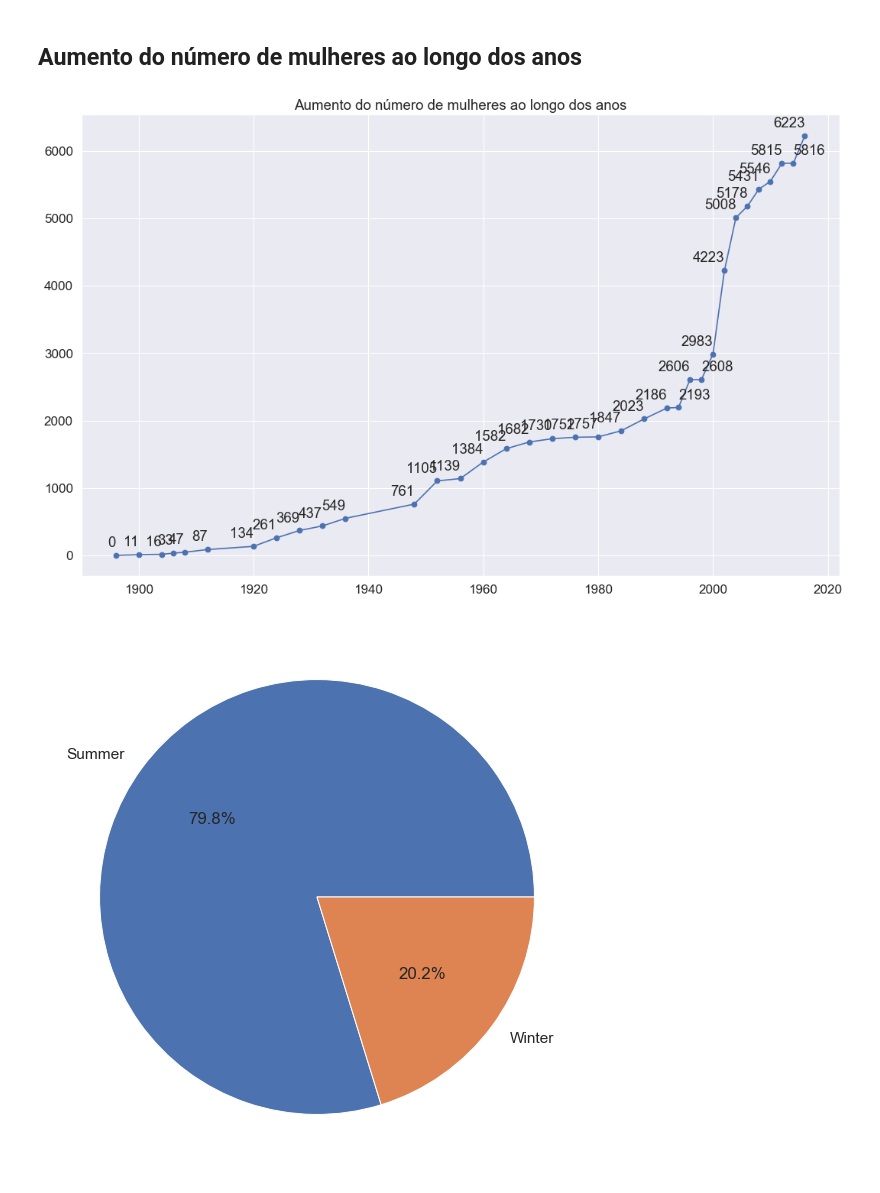
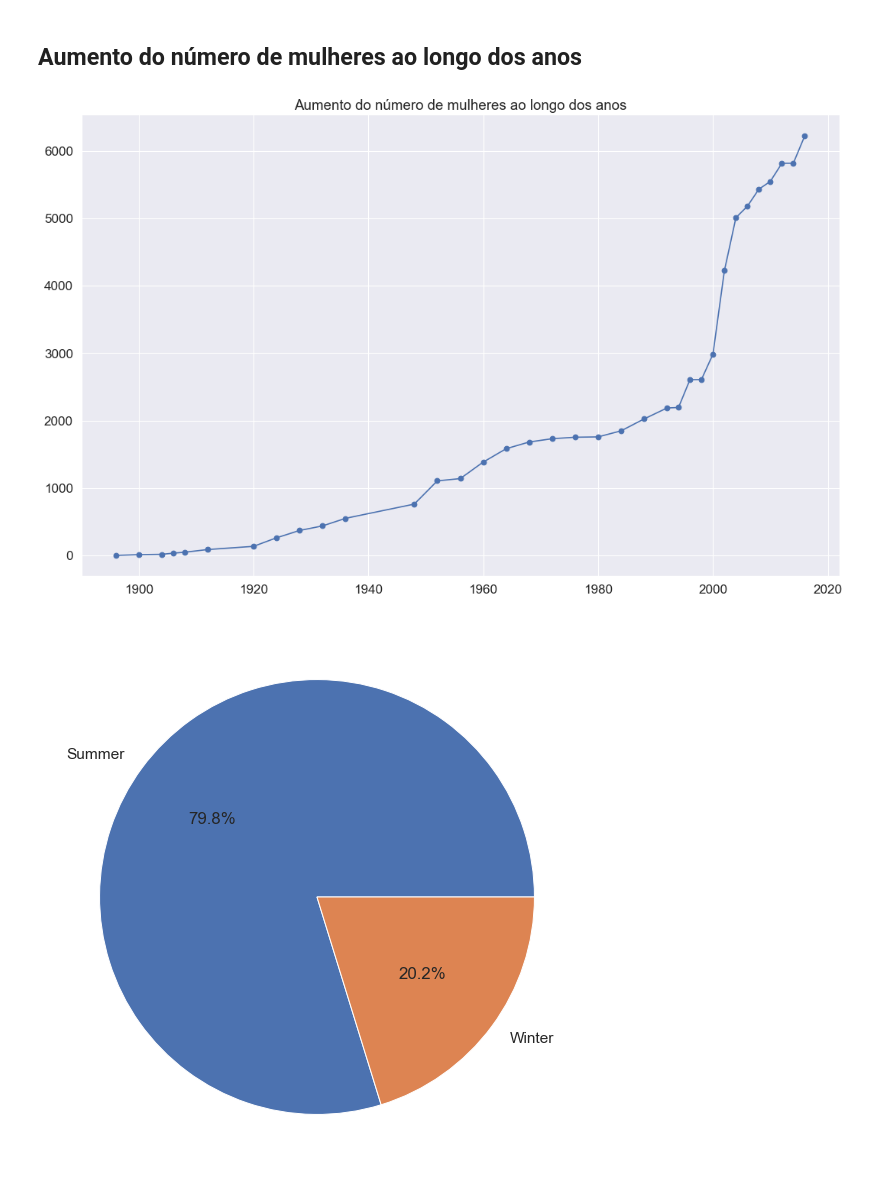
Before and after one commit to thalissonfelipe/mineracao, a Jupyter notebook: Relatorio.ipynb, the cells around one changed output. Saved outputs shown, nothing was run; the diff lists cells and outputs as text; code cells hidden in the pictures.

```diff
--- a/Relatorio.ipynb
+++ b/Relatorio.ipynb
@@ -49,6 +49,7 @@ Os atributos são:
 # %% [markdown]
 ## Matriz de correlação
 # %%
+sns.set(font_scale=1.4)
 plt.figure(figsize=(12, 10), dpi=80)
 sns.heatmap(df.corr(), annot=True, linewidth=0.2, cmap='YlGnBu')
 plt.show()
@@ -138,25 +148,25 @@ A maioria dos medalhistas de ouro do Rio de Janeiro são jovens entre 21 e 30 an
 # %%
 # cálculo do número de mulheres ao longo dos anos
 df_women = df.loc[df['Sex'] == 'F']
 women = {k: len(list(v)) for k, v in df_women.groupby('Year')['Sex']}
 women[1896] = 0 # adicionado na mão, pq na primeira olimpíada não teve nenhuma mulher
 
 x = sorted(women.keys())
 y = sorted(women.values())
 
 plt.figure(figsize=(16,10), dpi= 80)
 plt.plot(x, y, '-o')
 plt.title('Aumento do número de mulheres ao longo dos anos')
 
 for x, y in zip(x, y):
     ha = 'right'
     if y == 2193 or y == 2608 or y == 5816:
         ha = 'left'
-    plt.annotate(y, (x, y), xytext=(0, 10), textcoords='offset points', ha=ha)
+#     plt.annotate(y, (x, y), xytext=(0, 10), textcoords='offset points', ha=ha)
 
 plt.show()
 # %% [output]
-[figure, old version]
+[figure, new version]
 # %%
 df_women.groupby('Season').size().plot(kind='pie', figsize=(16, 10), autopct='%1.1f%%')
 plt.ylabel('')
```
Also changed, not shown: parts of 12 cells of this notebook.
